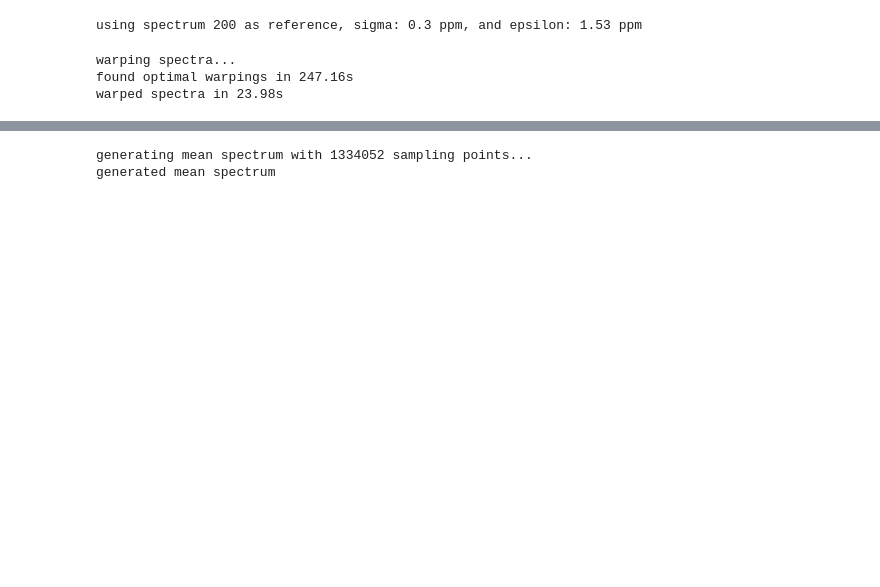
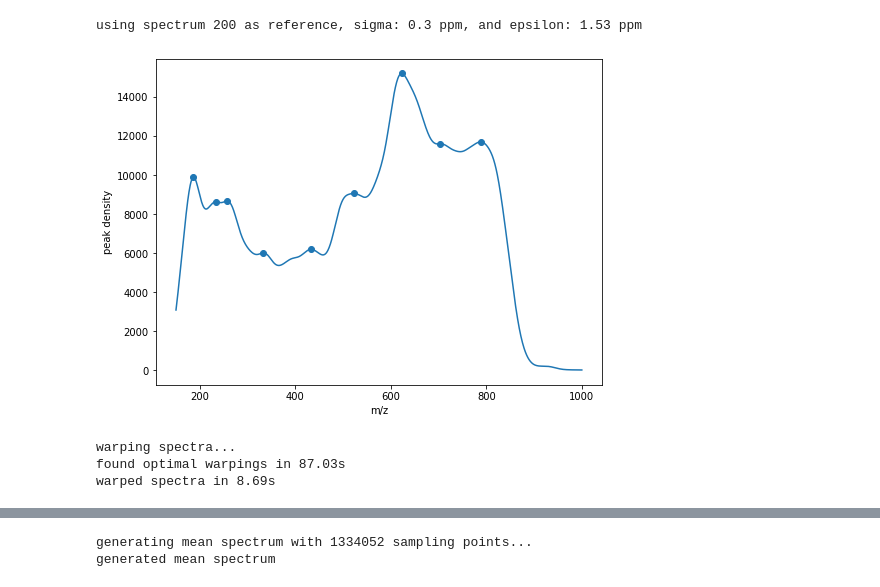
Before and after one commit to horvatovichlab/MSIWarp, a Jupyter notebook: examples/warp_orbitrap_liver.ipynb, the cells around one changed output, grey strips where cells are left out. Drawn from its saved outputs; the diff is of its cells as text; code cells hidden in the pictures; blank space fills up the shorter version.

```diff
--- a/examples/warp_orbitrap_liver.ipynb
+++ b/examples/warp_orbitrap_liver.ipynb
@@ -13,7 +11,7 @@ i_r = 200
 
 # scaling to test impact of sigma on alignment performance
 sigma_1 = 3.0e-7
-epsilon = 0.5
+epsilon = 2.55
 
 print("using spectrum {} as reference, sigma: {} ppm, and epsilon: {:0.2f} ppm".format(i_r, sigma_1 * 1e6, 2 * epsilon * sigma_1 * 1e6))
 
@@ -38,17 +36,26 @@ using spectrum 200 as reference, sigma: 0.3 ppm, and epsilon: 1.53 ppm
 # %%
 xi = np.linspace(mz_begin, mz_end, 1000)
 (yi, xp, yp) = peak_density_mz(spectra, xi, bandwidth=15, stride=100)
+
+_, ax = plt.subplots(figsize=(8,6))
+ax.plot(xi, yi)
+ax.scatter(xp, yp)
+ax.set_ylabel('peak density')
+ax.set_xlabel('m/z')
+plt.show()
 
 # we're using the same warping nodes for all spectra here
 node_mzs = (xp[:-1] + xp[1:]) / 2
 node_mzs = np.array([mz_begin, *node_mzs, mz_end])
 
 # setup warping parameters
 n_steps = 33 # the slack of a warping node is +- (n_steps * s * sigma @ the node's m/z)
 s = 2 * epsilon / n_steps
 
 node_deltas = np.array([s * sigma_1 * mz ** (3/2)  for mz in node_mzs])
-nodes = mx.initialize_nodes(node_mzs, node_sigmas, n_steps)
+nodes = mx.initialize_nodes(node_mzs, node_deltas, n_steps)
+# %% [output]
+[figure, added]
 # %%
 s_r = get_mx_spectrum(fpath_sbd, meta, i_r, sigma_1, instrument_type)
 
@@ -66,5 +73,5 @@ t3 = time.time()
 print("warped spectra in {:0.2f}s".format(t3 - t2))
 # %% [output]
 warping spectra...
-found optimal warpings in 247.16s
-warped spectra in 23.98s
+found optimal warpings in 87.03s
+warped spectra in 8.69s
```
Also changed, not shown: parts of 4 cells of this notebook.
